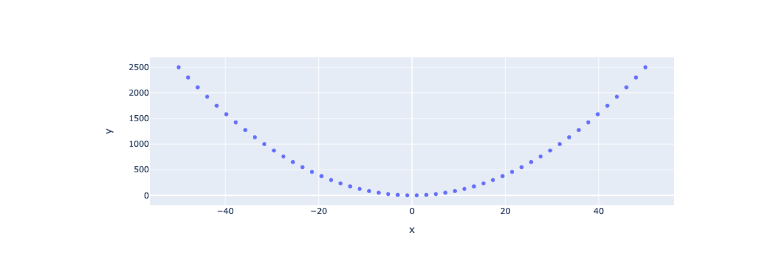
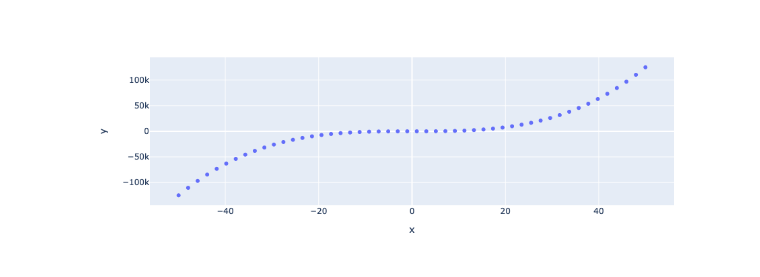
Before and after one commit to Roy214/my-notebooks, a Jupyter notebook: experiment1.ipynb, the cells around one changed output. Saved outputs shown, nothing was run; the diff lists cells and outputs as text; code cells hidden in the pictures.

```diff
--- a/experiment1.ipynb
+++ b/experiment1.ipynb
@@ -4,7 +4,7 @@ import plotly.express as px
 # x-axis data points
 x = np.linspace(start=-50, stop=50)
 # y-axis data points
-y = x ** 2
+y = x ** 3
 # define the plot
 fig = px.scatter(x=x, y=y)
 fig.show()
@@ -13 +12 @@ fig.show()
-[figure, old version]
+[figure, new version]
```
Also changed, not shown: parts of 1 cell of this notebook.
